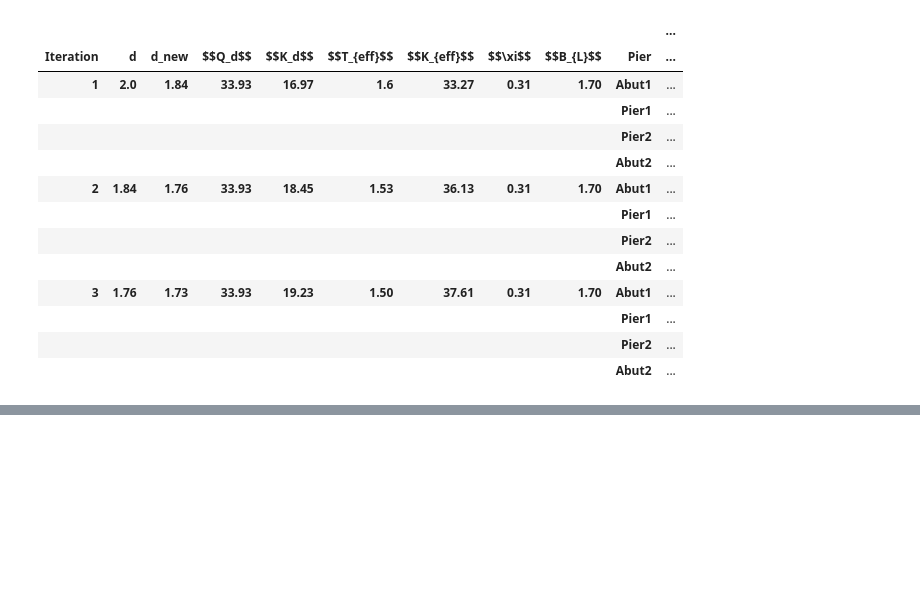
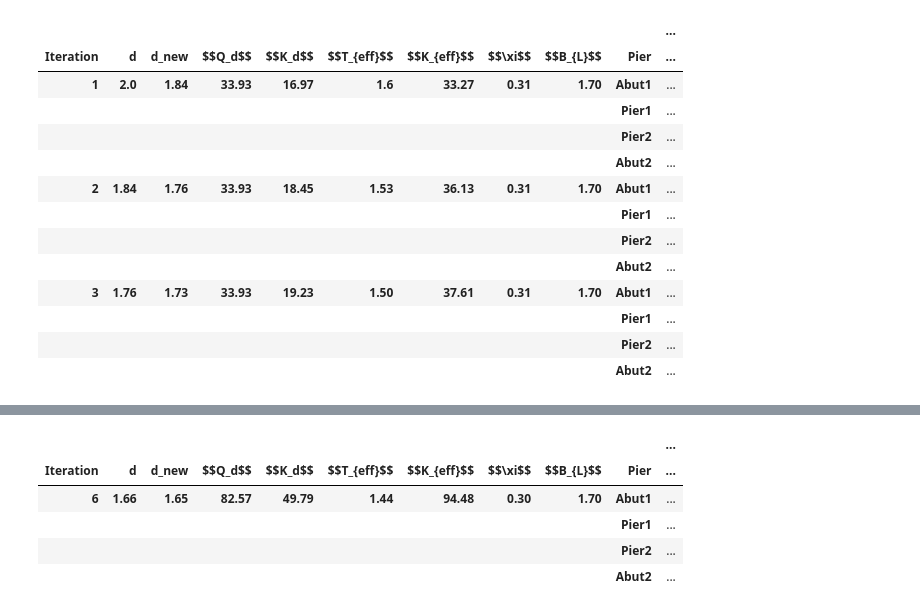
Before and after one commit to CFCSL/BASE-ISOLATION, a Jupyter notebook: Samples.ipynb, the cells around one changed output, grey strips where cells are left out. Cells and saved outputs as stored; diff of their text form; code cells hidden in the pictures; blank space fills up the shorter version.

```diff
--- a/Samples.ipynb
+++ b/Samples.ipynb
@@ -147,0 +198,10 @@ concat_df
+# %%
+df_conv=list(data.values())[-1] # Obtain the df from the last iteration
+df_conv
+# %% [output]
+|  |  |  |  |  |  |  |  |  |  | ... |
+| Iteration | d | d_new | $$Q_d$$ | $$K_d$$ | $$T_{eff}$$ | $$K_{eff}$$ | $$\xi$$ | $$B_{L}$$ | Pier | ... |
+| 6 | 1.66 | 1.65 | 82.57 | 49.79 | 1.44 | 94.48 | 0.30 | 1.70 | Abut1 | ... |
+|  |  |  |  |  |  |  |  |  | Pier1 | ... |
+|  |  |  |  |  |  |  |  |  | Pier2 | ... |
+|  |  |  |  |  |  |  |  |  | Abut2 | ... |
```
Also changed, not shown: parts of 4 cells of this notebook.
